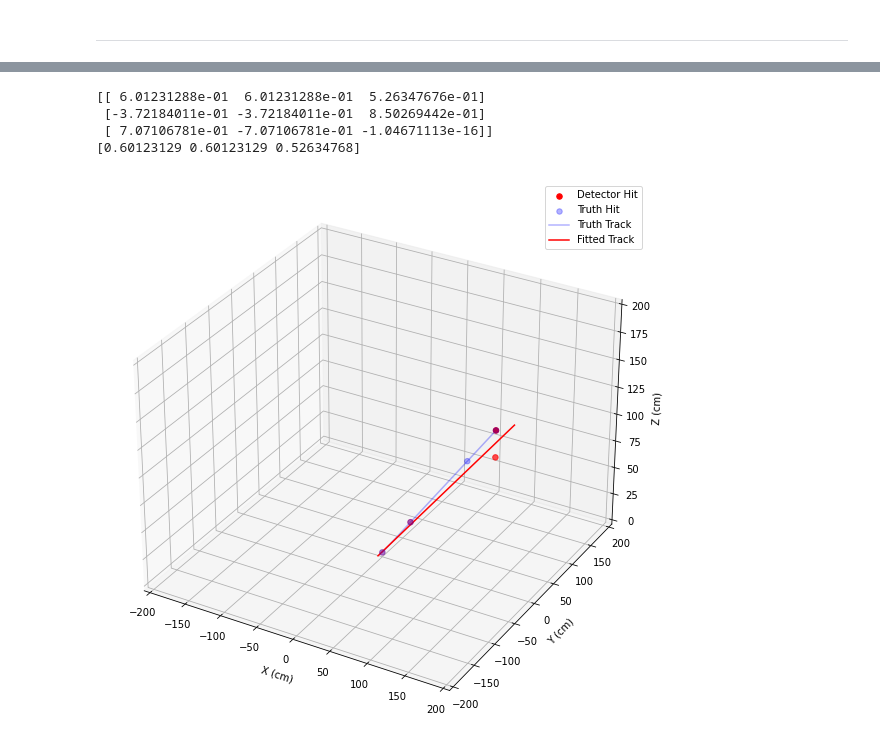
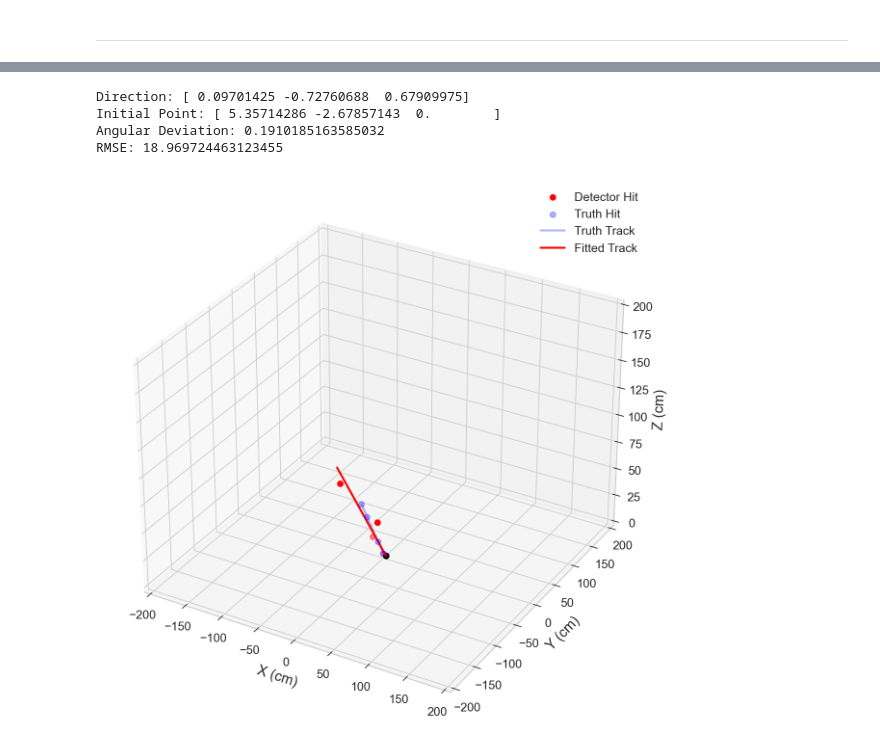
Before and after one commit to Xilicon02/FinalProject, a Jupyter notebook: main.ipynb, the cells around one changed output, grey strips where cells are left out. Drawn from its saved outputs; the diff is of its cells as text; code cells hidden in the pictures.

```diff
--- a/main.ipynb
+++ b/main.ipynb
@@ -10,7 +14,0 @@ from particle import Particle
-# %%
-# Detector Setting
-detectors = []
-detectors += de.Set_Detector_Module(25, 25, 0, 25)
-detectors += de.Set_Detector_Module(50, 50, 25, 25)
-detectors += de.Set_Detector_Module(100, 100, 75, 50)
-detectors += de.Set_Detector_Module(100, 100, 100, 100)
@@ -55,6 +36,7 @@ plt.show()
 # %%
 # Particle Setting
-P1 = Particle(direction=[1, 1, 1])
+P1 = Particle()
+print(f"direction: {P1.direction}")
 
 hit_detectors = [d for d in detectors if d.is_hit(P1)]
 
@@ -175,40 +146,30 @@ Detector 3 Center: (100, 100, 100) vs. Truth Particle (100.0, 100.0, 100.0)
 # %%
-## Fitting
-# Problem: fitting method
+initial, direction, init_point = fit_utils.Linear_Fit(points)
 
-## PCA
+t_vals = np.linspace(0, 200, 100)
+line_points = init_point + t_vals[:, np.newaxis] * direction
 
-centroid = points.mean(axis=0)
+print(f"Direction: {direction}")
+print(f"Initial Point: {init_point}")
 
-centered = points - centroid
-
-_, _, vh = np.linalg.svd(centered)
-print(vh)
-direction = vh[0]
-print(direction)
-
-t_vals = np.linspace(-100, 100, 100)
-line_points = centroid + t_vals[:, np.newaxis] * direction
-
+evaluation.angular_deviation(P1.direction, direction)
+evaluation.compute_rmse(track, evaluation.get_points(detectors, initial, direction))
 
 fig = plt.figure(figsize=(10, 10))
 ax = fig.add_subplot(111, projection='3d')
+configure_plot(ax)
+
 ax.scatter(x, y, z, c='r', s=30, label='Detector Hit', marker='o')
 ax.scatter(tx, ty, tz, c='b', s=30, label='Truth Hit', marker='o', alpha=0.3)
 ax.plot(tx, ty, tz, c='b', label='Truth Track', alpha=0.3)
 ax.plot(line_points[:, 0], line_points[:, 1], line_points[:, 2], c='r', label='Fitted Track')
+ax.scatter(init_point[0], init_point[1], init_point[2], c='black', s=30)
 
-ax.set_xlim(-200, 200)
-ax.set_ylim(-200, 200)
-ax.set_zlim(0, 200)
-ax.set_xlabel('X (cm)')
-ax.set_ylabel('Y (cm)')
-ax.set_zlabel('Z (cm)')
 ax.legend()
 plt.show()
 # %% [output]
-[[ 6.01231288e-01  6.01231288e-01  5.26347676e-01]
- [-3.72184011e-01 -3.72184011e-01  8.50269442e-01]
- [ 7.07106781e-01 -7.07106781e-01 -1.04671113e-16]]
-[0.60123129 0.60123129 0.52634768]
+Direction: [ 0.09701425 -0.72760688  0.67909975]
+Initial Point: [ 5.35714286 -2.67857143  0.        ]
+Angular Deviation: 0.1910185163585032
+RMSE: 18.969724463123455
-[figure, old version]
+[figure, new version]
```
Also changed, not shown: parts of 22 cells of this notebook, 8 other files.
